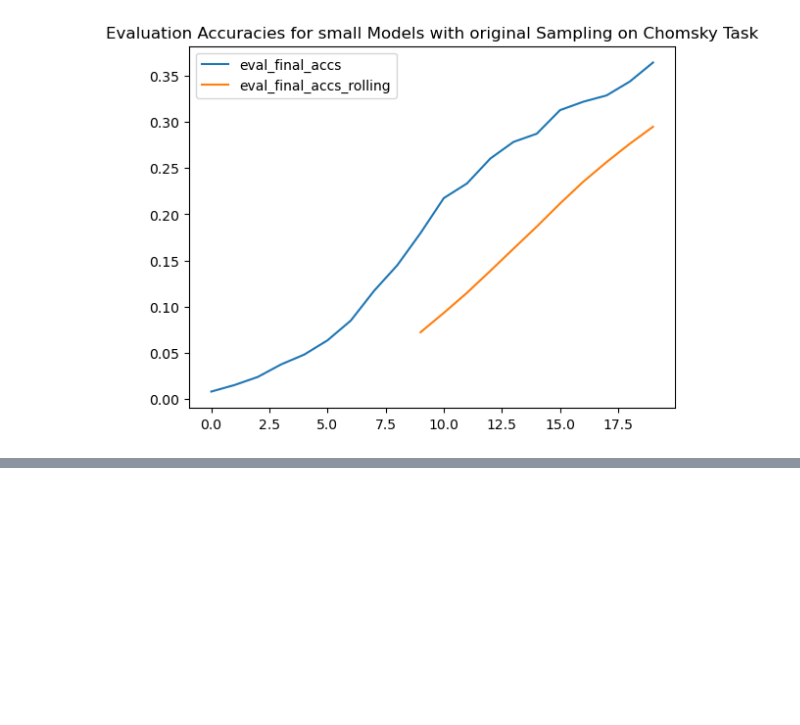
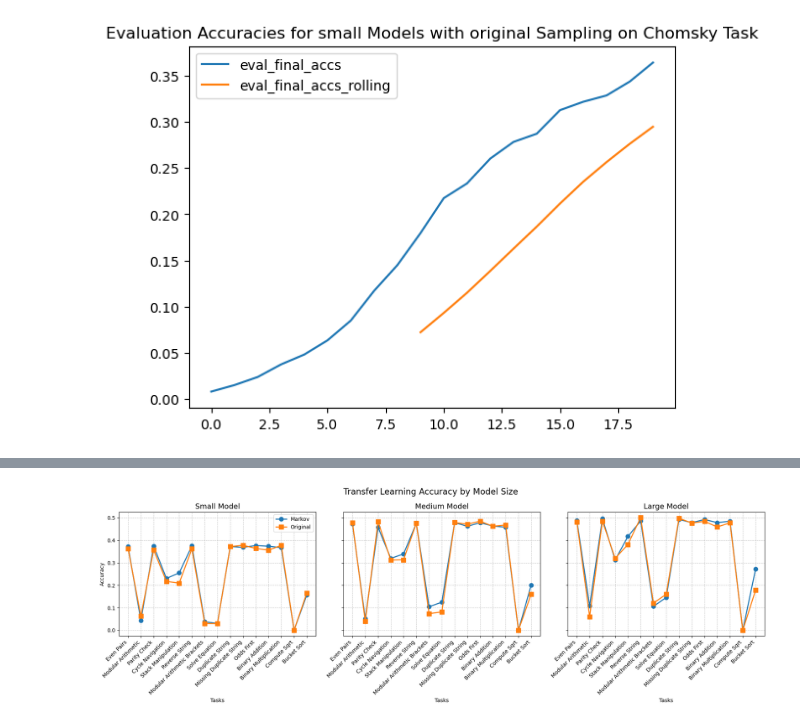
Before and after one commit to lazypanda10117/Learning-UTM, a Jupyter notebook: display_results.ipynb, the cells around one changed output, grey strips where cells are left out. Cells and saved outputs as stored; diff of their text form; code cells hidden in the pictures; blank space fills up the shorter version.

Commit message:
new graph

```diff
--- a/display_results.ipynb
+++ b/display_results.ipynb
@@ -112,0 +38,91 @@ for model_type in model_types:
+# %%
+import json
+import numpy as np
+import matplotlib.pyplot as plt
+
+# Load the Chomsky results
+with open('artifacts/chomsky_results.json', 'r') as f:
+    chomsky_results = json.load(f)
+
+model_types = ["markov", "original"]
+model_sizes = ["small", "medium", "large"]  # Adjust order if desired
+tasks = [
+    "even_pairs",
+    "modular_arithmetic",
+    "parity_check",
+    "cycle_navigation",
+    "stack_manipulation",
+    "reverse_string",
+    "modular_arithmetic_brackets",
+    "solve_equation",
+    "duplicate_string",
+    "missing_duplicate_string",
+    "odds_first",
+    "binary_addition",
+    "binary_multiplication",
+    "compute_sqrt",
+    "bucket_sort",
+]
+
+# Prepare x-axis
+x = np.arange(len(tasks))
+
+# Create one row with three subplots for small, medium, large
+fig, axs = plt.subplots(nrows=1, ncols=3, figsize=(18, 6), sharey=True)
+fig.suptitle("Transfer Learning Accuracy by Model Size", fontsize=16)
+
+# For consistent coloring/markers for each model_type, define them here
+type_styles = {
+    "markov":    {"color": "C0", "marker": "o"},
+    "original":  {"color": "C1", "marker": "s"},
+}
+
+# Iterate over model sizes and subplots
+for i, model_size in enumerate(model_sizes):
+    ax = axs[i]
+
+    # Plot each model type on the current subplot
+    for model_type in model_types:
+        # Construct the key used in chomsky_results
+        model_key = f"artifacts/params_{model_type}_transformer_{model_size}.npz"
+        if model_key in chomsky_results:
+            # Collect accuracies for each task
+            accuracies = []
+            for task in tasks:
+                if task in chomsky_results[model_key]:
+                    accuracies.append(chomsky_results[model_key][task]["total_accuracy"])
+                else:
+                    accuracies.append(0.0)  # or np.nan, etc.
+
+            # Plot the accuracy curve for this model_type
+            style = type_styles.get(model_type, {})
+            ax.plot(
+                x,
+                accuracies,
+                label=model_type.capitalize(),
+                linewidth=2,
+                markersize=8,
+                **style
+            )
+        else:
+            # If no data is found for this model, you can skip or log a warning
+            print(f"No data found for {model_key}, skipping plot.")
+
+    # Format the subplot
+    ax.set_title(f"{model_size.capitalize()} Model", fontsize=14)
+    ax.set_xticks(x)
+    ax.set_xticklabels([t.replace('_', ' ').title() for t in tasks], rotation=45, ha='right')
+    ax.set_xlabel("Tasks")
+    ax.grid(True, linestyle="--", alpha=0.7)
+
+# Share the Y-axis label across subplots
+axs[0].set_ylabel("Accuracy")
+
+# Put a legend on the first (or any) subplot.
+# Alternatively, use a single legend for all subplots with fig.legend(...)
+axs[0].legend(loc="best")
+
+plt.tight_layout()
+plt.show()
+# %% [output]
+[figure, added]
```
Also changed, not shown: parts of 1 cell of this notebook.
